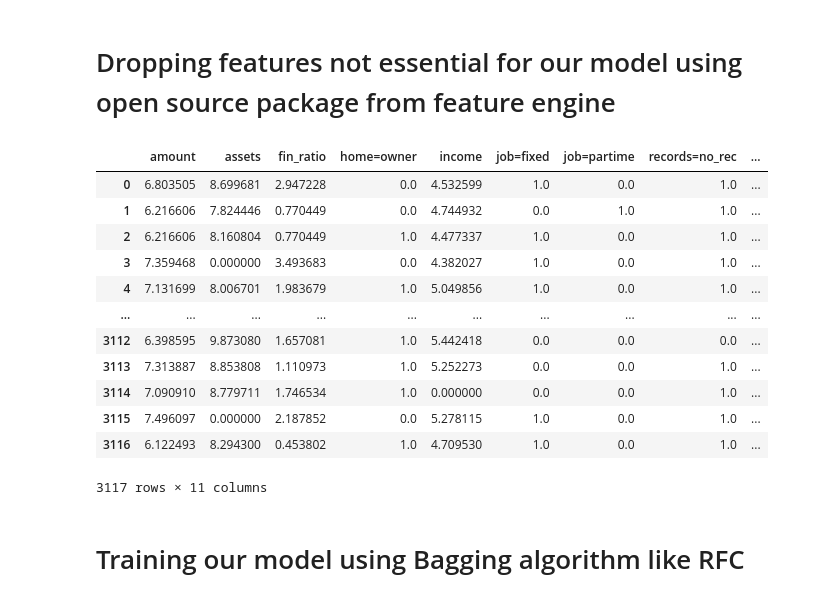
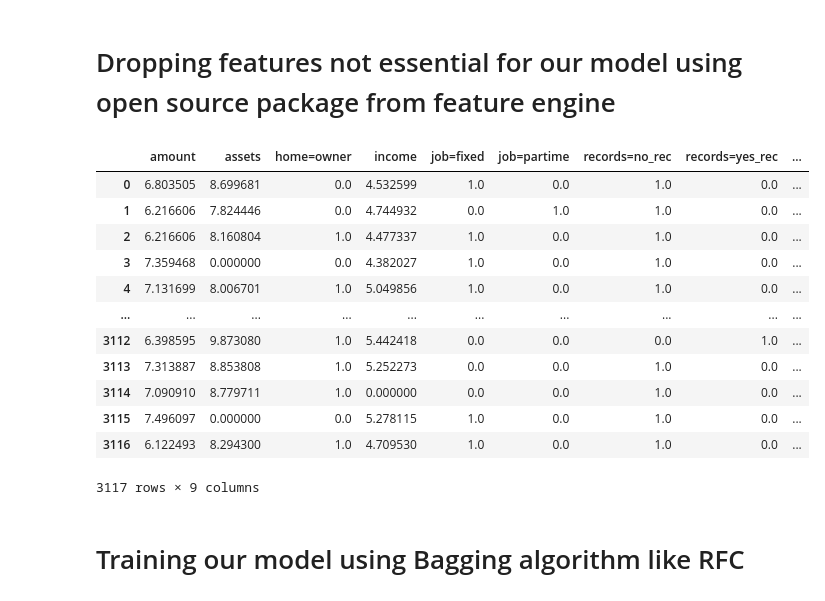
Before and after one commit to chibuikeeugene/credit_risk_scoring, a Jupyter notebook: research-and-development/step_02_feature_engineering_and_selection.ipynb, the cells around one changed output. Drawn from its saved outputs; the diff is of its cells as text; code cells hidden in the pictures.

```diff
--- a/research-and-development/step_02_feature_engineering_and_selection.ipynb
+++ b/research-and-development/step_02_feature_engineering_and_selection.ipynb
@@ -198,7 +178,7 @@ log_trans.get_params
 #Using yeo-johnson transforamtion to improve the distribution characteristics of our continuous numerical data
 from feature_engine.transformation import YeoJohnsonTransformer
 
-yeo_vars = ['seniority', 'fin_ratio']
+yeo_vars = ['seniority']
 
 yeo_johnson_transformer = YeoJohnsonTransformer(
     variables= yeo_vars
@@ -326,26 +325,28 @@ array(['amount', 'assets', 'fin_ratio', 'home=owner', 'income',
 pd.Series(selected_features).to_csv('selected_feats.csv', index_label=False)
 # %%
 x_train_final = pd.DataFrame(data=x_train, columns =
-                       ['age', 'amount', 'assets', 'assets_na', 'debt', 'debt_na',
-                        'expenses', 'fin_ratio', 'home=ignore', 'home=other', 'home=owner',
-                        'home=parents', 'home=priv', 'home=rent', 'home=unknown', 'income',
-                        'income_na', 'job=fixed', 'job=freelance', 'job=others',
-                        'job=partime', 'job=unknown"', 'marital=divorced',
-                        'marital=married', 'marital=separated', 'marital=single',
-                        'marital=unknown', 'marital=widow', 'price', 'records=no_rec',
-                        'records=yes_rec', 'sav_pot_index', 'sav_pot_index_na',
-                        'seniority', 'time']
+                       [
+                           'age', 'amount', 'assets', 'assets_na', 'debt', 'debt_na',
+       'expenses', 'home=ignore', 'home=other', 'home=owner',
+       'home=parents', 'home=priv', 'home=rent', 'home=unknown', 'income',
+       'income_na', 'job=fixed', 'job=freelance', 'job=others',
+       'job=partime', 'job=unknown"', 'marital=divorced',
+       'marital=married', 'marital=separated', 'marital=single',
+       'marital=unknown', 'marital=widow', 'price', 'records=no_rec',
+       'records=yes_rec', 'seniority', 'time'
+                       ]
                        )
 x_test_final = pd.DataFrame(data=x_test, columns=
-                      ['age', 'amount', 'assets', 'assets_na', 'debt', 'debt_na',
-                        'expenses', 'fin_ratio', 'home=ignore', 'home=other', 'home=owner',
-                        'home=parents', 'home=priv', 'home=rent', 'home=unknown', 'income',
-                        'income_na', 'job=fixed', 'job=freelance', 'job=others',
-                        'job=partime', 'job=unknown"', 'marital=divorced',
-                        'marital=married', 'marital=separated', 'marital=single',
-                        'marital=unknown', 'marital=widow', 'price', 'records=no_rec',
-                        'records=yes_rec', 'sav_pot_index', 'sav_pot_index_na',
-                        'seniority', 'time']
+                      [
+                          'age', 'amount', 'assets', 'assets_na', 'debt', 'debt_na',
+       'expenses', 'home=ignore', 'home=other', 'home=owner',
+       'home=parents', 'home=priv', 'home=rent', 'home=unknown', 'income',
+       'income_na', 'job=fixed', 'job=freelance', 'job=others',
+       'job=partime', 'job=unknown"', 'marital=divorced',
+       'marital=married', 'marital=separated', 'marital=single',
+       'marital=unknown', 'marital=widow', 'price', 'records=no_rec',
+       'records=yes_rec', 'seniority', 'time'
+                      ]
                       )
 x_train_final.head()
 # %% [output]
@@ -361,36 +372,36 @@ x_train_final.head()
 # %%
 dropped_vars  = [ 'age', 'assets_na', 'debt', 'debt_na',
        'expenses', 'home=ignore', 'home=other',
        'home=parents', 'home=priv', 'home=rent', 'home=unknown',
        'income_na', 'job=freelance', 'job=others',
         'job=unknown"', 'marital=divorced', 'marital=unknown',
        'marital=married', 'marital=separated', 'marital=single',
-       'marital=widow', 'price', 'sav_pot_index_na', 'time']
+       'marital=widow', 'price', 'time']
 
 from feature_engine.selection import DropFeatures
 
 df = DropFeatures(features_to_drop = dropped_vars)
 
 df.fit(x_train_final)
 
 x_train = df.transform(x_train_final)
 x_test = df.transform(x_test_final)
 
 x_train
 # %% [output]
-|  | amount | assets | fin_ratio | home=owner | income | job=fixed | job=partime | records=no_rec | ... |
-| 0 | 6.803505 | 8.699681 | 2.947228 | 0.0 | 4.532599 | 1.0 | 0.0 | 1.0 | ... |
-| 1 | 6.216606 | 7.824446 | 0.770449 | 0.0 | 4.744932 | 0.0 | 1.0 | 1.0 | ... |
-| 2 | 6.216606 | 8.160804 | 0.770449 | 1.0 | 4.477337 | 1.0 | 0.0 | 1.0 | ... |
-| 3 | 7.359468 | 0.000000 | 3.493683 | 0.0 | 4.382027 | 1.0 | 0.0 | 1.0 | ... |
-| 4 | 7.131699 | 8.006701 | 1.983679 | 1.0 | 5.049856 | 1.0 | 0.0 | 1.0 | ... |
+|  | amount | assets | home=owner | income | job=fixed | job=partime | records=no_rec | records=yes_rec | ... |
+| 0 | 6.803505 | 8.699681 | 0.0 | 4.532599 | 1.0 | 0.0 | 1.0 | 0.0 | ... |
+| 1 | 6.216606 | 7.824446 | 0.0 | 4.744932 | 0.0 | 1.0 | 1.0 | 0.0 | ... |
+| 2 | 6.216606 | 8.160804 | 1.0 | 4.477337 | 1.0 | 0.0 | 1.0 | 0.0 | ... |
+| 3 | 7.359468 | 0.000000 | 0.0 | 4.382027 | 1.0 | 0.0 | 1.0 | 0.0 | ... |
+| 4 | 7.131699 | 8.006701 | 1.0 | 5.049856 | 1.0 | 0.0 | 1.0 | 0.0 | ... |
 | ... | ... | ... | ... | ... | ... | ... | ... | ... | ... |
-| 3112 | 6.398595 | 9.873080 | 1.657081 | 1.0 | 5.442418 | 0.0 | 0.0 | 0.0 | ... |
-| 3113 | 7.313887 | 8.853808 | 1.110973 | 1.0 | 5.252273 | 0.0 | 0.0 | 1.0 | ... |
-| 3114 | 7.090910 | 8.779711 | 1.746534 | 1.0 | 0.000000 | 0.0 | 0.0 | 1.0 | ... |
-| 3115 | 7.496097 | 0.000000 | 2.187852 | 0.0 | 5.278115 | 1.0 | 0.0 | 1.0 | ... |
-| 3116 | 6.122493 | 8.294300 | 0.453802 | 1.0 | 4.709530 | 1.0 | 0.0 | 1.0 | ... |
+| 3112 | 6.398595 | 9.873080 | 1.0 | 5.442418 | 0.0 | 0.0 | 0.0 | 1.0 | ... |
+| 3113 | 7.313887 | 8.853808 | 1.0 | 5.252273 | 0.0 | 0.0 | 1.0 | 0.0 | ... |
+| 3114 | 7.090910 | 8.779711 | 1.0 | 0.000000 | 0.0 | 0.0 | 1.0 | 0.0 | ... |
+| 3115 | 7.496097 | 0.000000 | 0.0 | 5.278115 | 1.0 | 0.0 | 1.0 | 0.0 | ... |
+| 3116 | 6.122493 | 8.294300 | 1.0 | 4.709530 | 1.0 | 0.0 | 1.0 | 0.0 | ... |
-3117 rows × 11 columns
+3117 rows × 9 columns
 # %% [markdown]
 # Training our model using Bagging algorithm like RFC
 # %%
```
Also changed, not shown: parts of 17 cells of this notebook, 31 other files.
